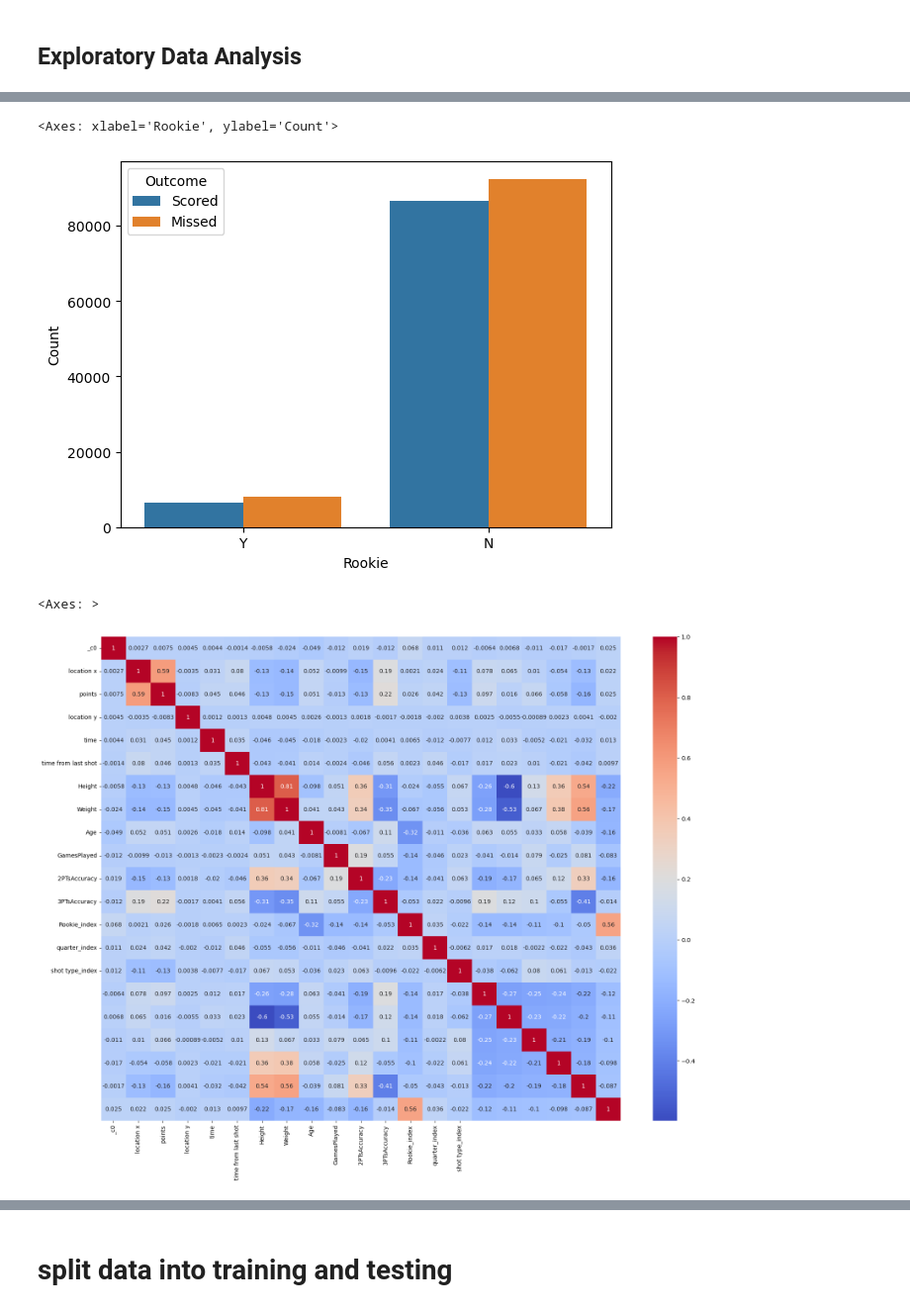
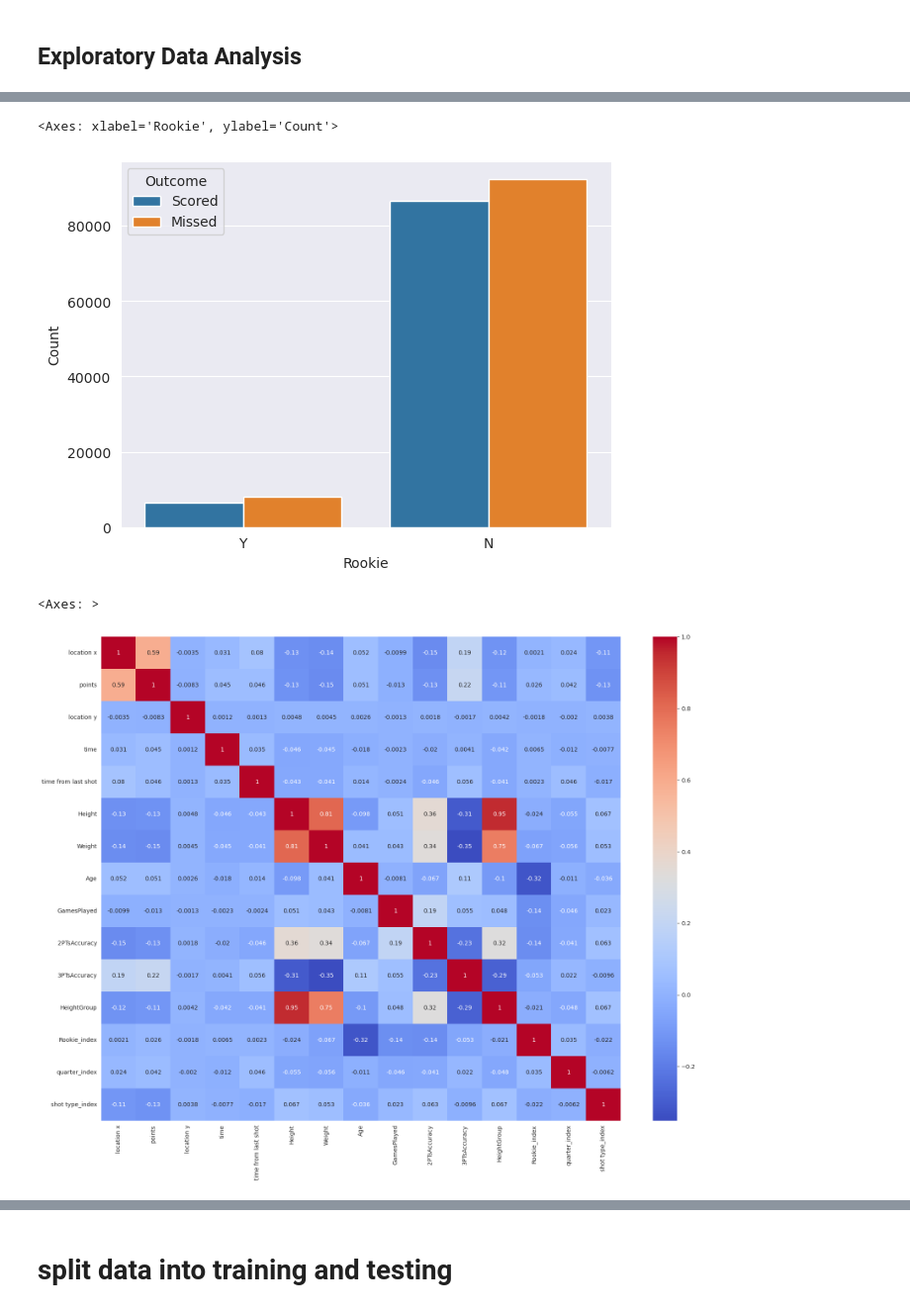
Before and after one commit to moa234/NBA-Shot-analyzer-and-predictor, a Jupyter notebook: project.ipynb, the cells around one changed output, grey strips where cells are left out. Shown at 99% size. Drawn from its saved outputs; the diff is of its cells as text; code cells hidden in the pictures.

```diff
--- a/project.ipynb
+++ b/project.ipynb
@@ -49,5 +9,5 @@ Type --help for more information.
 # %%
-df = spark.read.csv("full shot data.csv", header=True, inferSchema=True)
+df = spark.read.csv("full shot data.csv", header=True, inferSchema=True).drop("_c0")
 players_df = spark.read.csv("NBA shot log 16-17-regular season/Player Regular 16-17 Stats.csv", header=True,
                             inferSchema=True)
 # %% [markdown]
@@ -398,0 +341,13 @@ sns.barplot(x="player position", y="3PTsAccuracy", data=position)
+# %%
+df = df.withColumn('HeightGroup', (F.round(df['Height'] / 10) * 10))
+
+# Group by height group and calculate accuracy
+accuracy_df = df.groupBy('HeightGroup').agg(
+    (F.sum(F.when(df['current shot outcome'] == 'SCORED', 1)) / F.count(df['current shot outcome'])).alias('Accuracy')
+)
+
+accuracy_pd = accuracy_df.toPandas()
+
+accuracy_pd = accuracy_pd.sort_values('HeightGroup')
+
+accuracy_pd.plot(x='HeightGroup', ylabel='Accuracy',kind='bar')
@@ -416,7 +374,7 @@ rookie_melted = rookie.melt(id_vars=["Rookie"], value_vars=["Scored", "Missed"],
 sns.barplot(x="Rookie", y="Count", hue="Outcome", data=rookie_melted)
 # %% [output]
 <Axes: xlabel='Rookie', ylabel='Count'>
-[figure, old version]
+[figure, new version]
 # %%
 from pyspark.ml.feature import StringIndexer, OneHotEncoder
 
@@ -440,15 +398,16 @@ df = df.withColumn("time", unix_timestamp("time"))
 # %%
 from pyspark.ml.feature import VectorAssembler
 from pyspark.ml.stat import Correlation
 
 column_names = df.columns
 column_names.remove("current shot outcome")
+column_names.remove("player position_encoded")
 
 assembler = VectorAssembler(inputCols=column_names, outputCol="features")
 matrix = Correlation.corr(assembler.transform(df), "features").head()[0].toArray()
 
 fig, ax = plt.subplots(figsize=(20, 15))
-sns.heatmap(matrix, annot=True, xticklabels=column_names[:-1], yticklabels=column_names[:-1], ax=ax, cmap="coolwarm")
+sns.heatmap(matrix, annot=True, xticklabels=column_names, yticklabels=column_names, ax=ax, cmap="coolwarm")
 # %% [output]
 <Axes: >
-[figure, old version]
+[figure, new version]
```
Also changed, not shown: parts of 36 cells of this notebook.
